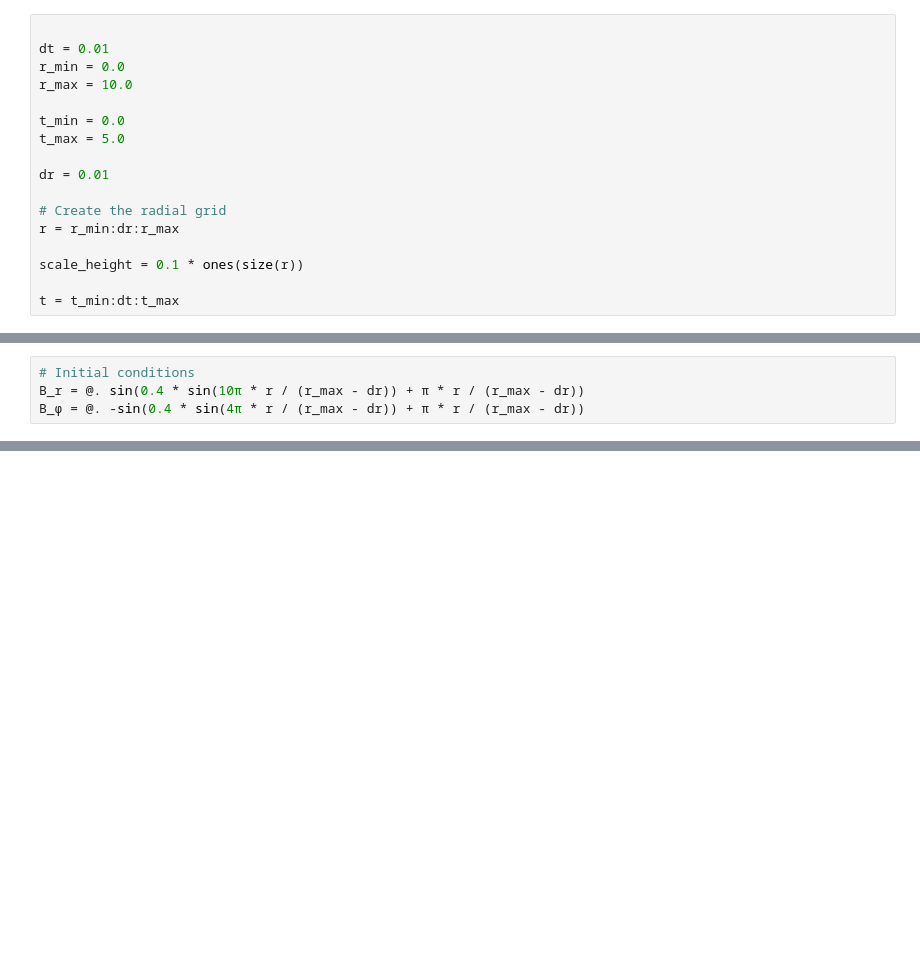
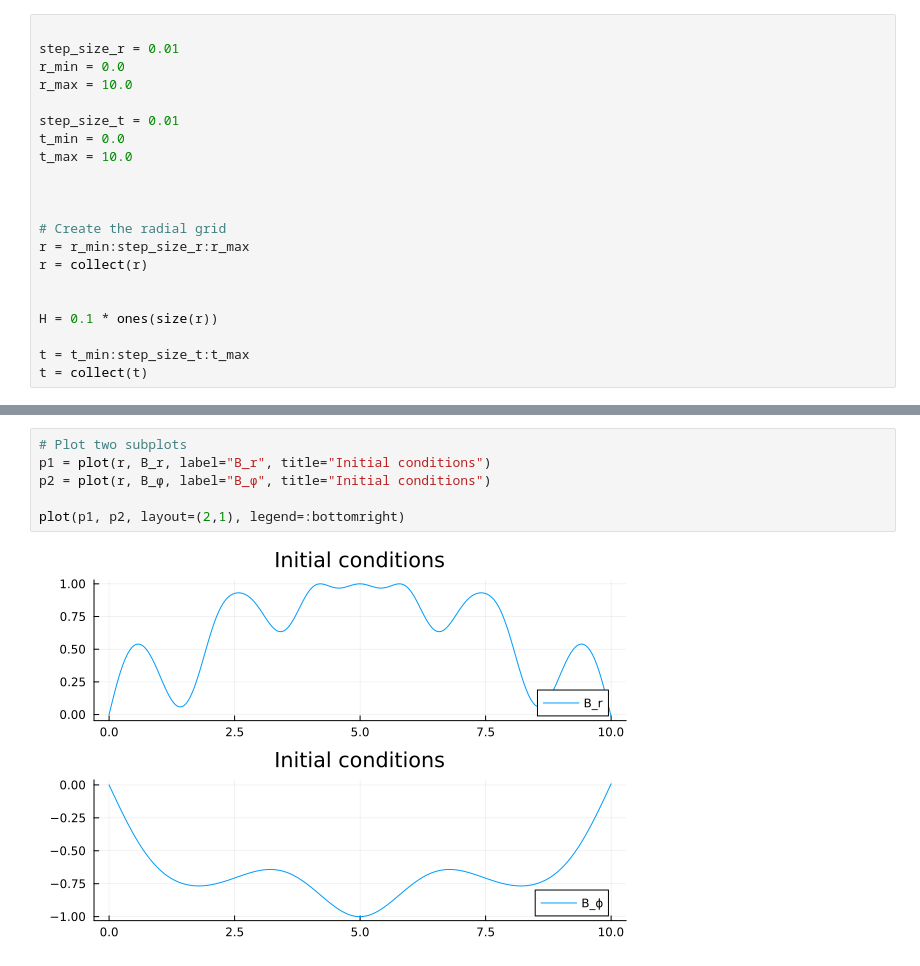
Before and after one commit to kmaitreys/p464-magnetohydrodynamics, a Jupyter notebook: project/report-1.ipynb, the cells around one changed output, grey strips where cells are left out. Saved outputs shown, nothing was run; the diff lists cells and outputs as text; blank space fills up the shorter version.

```diff
--- a/project/report-1.ipynb
+++ b/project/report-1.ipynb
@@ -6,18 +4,22 @@ Main.GalacticDynamo
 # %%
 
-dt = 0.01
+step_size_r = 0.01
 r_min = 0.0
 r_max = 10.0
 
+step_size_t = 0.01
 t_min = 0.0
-t_max = 5.0
+t_max = 10.0
 
-dr = 0.01
+
 
 # Create the radial grid
-r = r_min:dr:r_max
+r = r_min:step_size_r:r_max
+r = collect(r)
 
-scale_height = 0.1 * ones(size(r))
 
-t = t_min:dt:t_max
+H = 0.1 * ones(size(r))
+
+t = t_min:step_size_t:t_max
+t = collect(t)
 # %% [output]
@@ -25,4 +42,0 @@ t = t_min:dt:t_max
-# %%
-# Initial conditions
-B_r = @. sin(0.4 * sin(10π * r / (r_max - dr)) + π * r / (r_max - dr))
-B_ϕ = @. -sin(0.4 * sin(4π * r / (r_max - dr)) + π * r / (r_max - dr))
@@ -31,0 +65,8 @@ B_ϕ = @. -sin(0.4 * sin(4π * r / (r_max - dr)) + π * r / (r_max - dr))
+# %%
+# Plot two subplots
+p1 = plot(r, B_r, label="B_r", title="Initial conditions")
+p2 = plot(r, B_ϕ, label="B_ϕ", title="Initial conditions")
+
+plot(p1, p2, layout=(2,1), legend=:bottomright)
+# %% [output]
+[figure, added]
```
Also changed, not shown: parts of 6 cells of this notebook, 4 other files.
